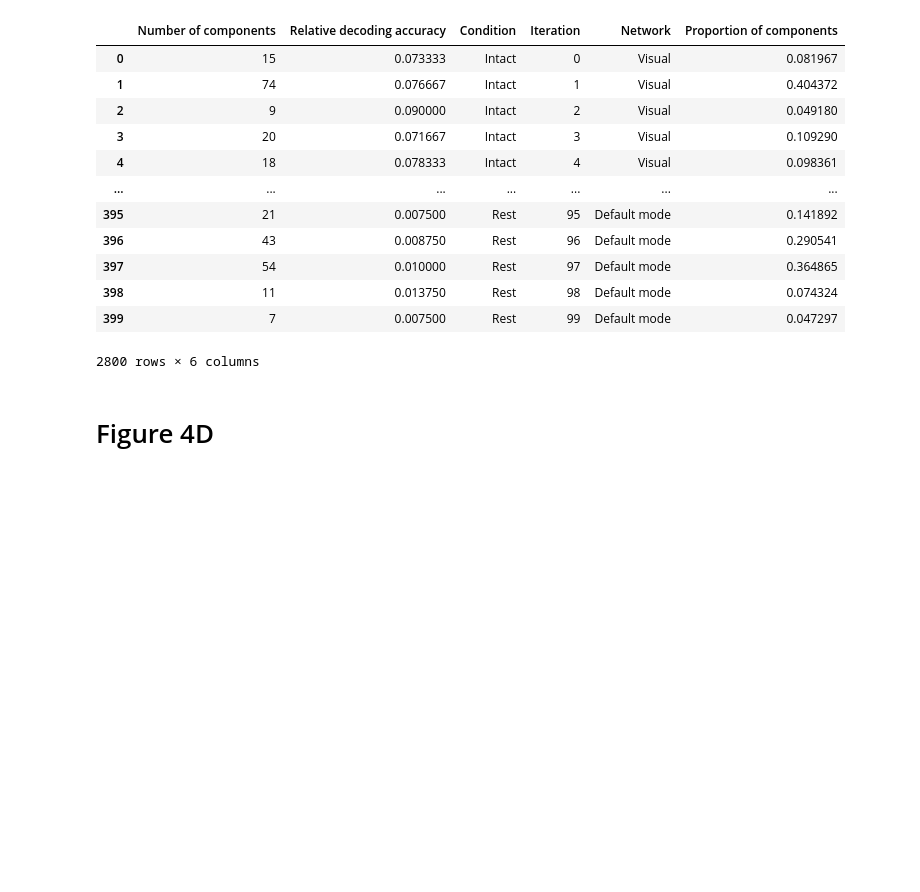
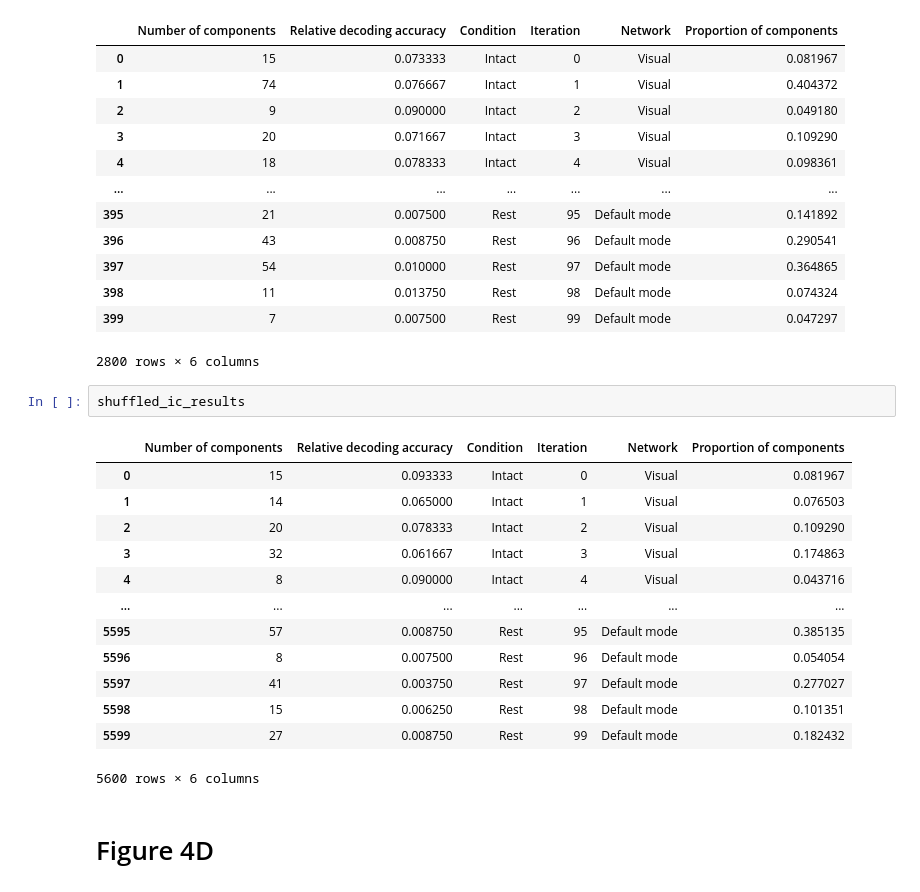
Before and after one commit to ContextLab/pca_paper, a Jupyter notebook: code/notebooks/network_analyses.ipynb, the cells around one changed output. Drawn from its saved outputs; the diff is of its cells as text; blank space fills up the shorter version.

```diff
--- a/code/notebooks/network_analyses.ipynb
+++ b/code/notebooks/network_analyses.ipynb
@@ -343,6 +464,22 @@ ic_results
 | 398 | 11 | 0.013750 | Rest | 98 | Default mode | 0.074324 |
 | 399 | 7 | 0.007500 | Rest | 99 | Default mode | 0.047297 |
 2800 rows × 6 columns
+# %%
+shuffled_ic_results
+# %% [output]
+|  | Number of components | Relative decoding accuracy | Condition | Iteration | Network | Proportion of components |
+| 0 | 15 | 0.093333 | Intact | 0 | Visual | 0.081967 |
+| 1 | 14 | 0.065000 | Intact | 1 | Visual | 0.076503 |
+| 2 | 20 | 0.078333 | Intact | 2 | Visual | 0.109290 |
+| 3 | 32 | 0.061667 | Intact | 3 | Visual | 0.174863 |
+| 4 | 8 | 0.090000 | Intact | 4 | Visual | 0.043716 |
+| ... | ... | ... | ... | ... | ... | ... |
+| 5595 | 57 | 0.008750 | Rest | 95 | Default mode | 0.385135 |
+| 5596 | 8 | 0.007500 | Rest | 96 | Default mode | 0.054054 |
+| 5597 | 41 | 0.003750 | Rest | 97 | Default mode | 0.277027 |
+| 5598 | 15 | 0.006250 | Rest | 98 | Default mode | 0.101351 |
+| 5599 | 27 | 0.008750 | Rest | 99 | Default mode | 0.182432 |
+5600 rows × 6 columns
 # %% [markdown]
 # Figure 4D
 # %%
```
Also changed, not shown: parts of 17 cells of this notebook, 8 other files.
